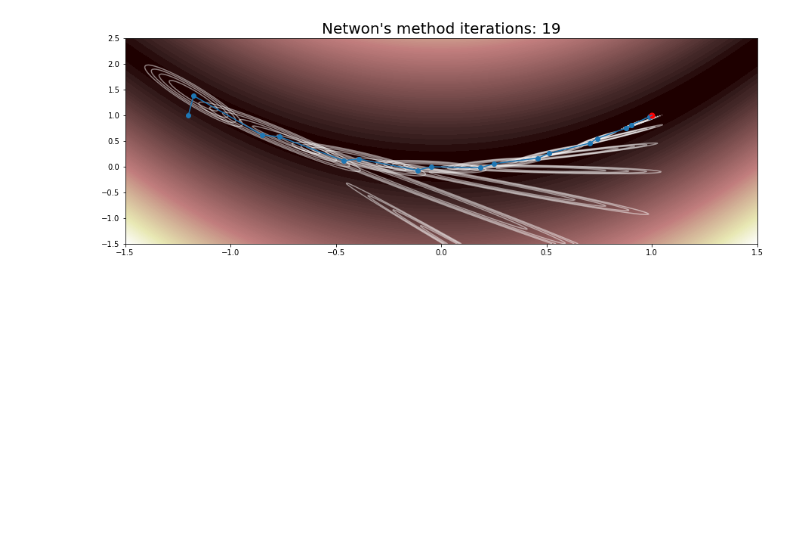
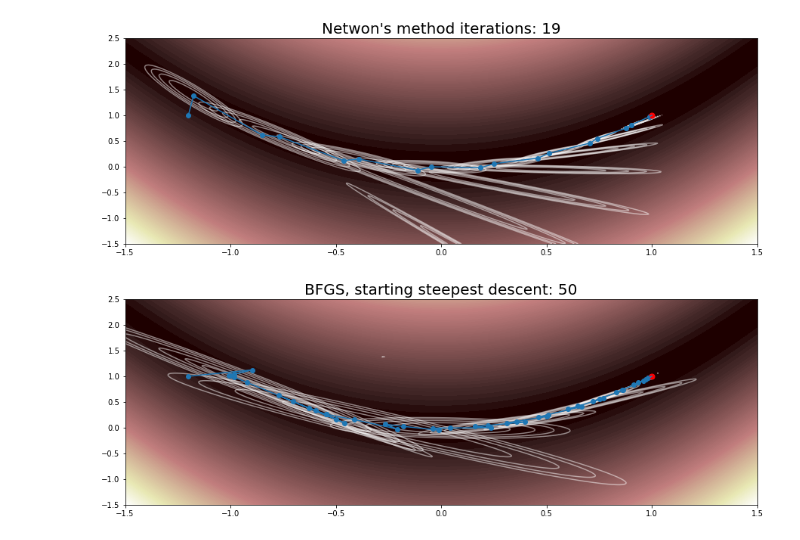
Before and after one commit to agarbuno/probnum, a Jupyter notebook: python/bfgs.ipynb, the cells around one changed output. Saved outputs shown, nothing was run; the diff lists cells and outputs as text; code cells hidden in the pictures; blank space fills up the shorter version.

```diff
--- a/python/bfgs.ipynb
+++ b/python/bfgs.ipynb
@@ -326,0 +351,22 @@ for n in range(0,len(qlines_nw),1):
+# %%
+qlines_bfgs = list()
+for n in range(Xall_bfgs.shape[0]):
+    h = rosen(Xall_bfgs[n,:])
+    g = grad(Xall_bfgs[n,:])
+    H = np.linalg.inv(H_bfgs[n])
+
+    px = pos - Xall_bfgs[n,:]
+
+    qlines_bfgs.append(h + np.matmul(px, g) + 0.5 * (np.matmul(px, H) * px).sum(axis = 1))
+# %%
+plot_iter(Xall_bfgs, niter = n_bfgs)
+plt.title("BFGS, starting steepest descent: %s"%(n_bfgs), fontsize = 20);
+plt.scatter(1,1,c = 'r', s = 50, zorder = 3);
+for n in range(0,len(qlines_bfgs),5):
+    if qlines_bfgs[n][qlines_bfgs[n].argsort()[1]] < 0:
+        levs = np.linspace(5.*qlines_bfgs[n][qlines_bfgs[n].argsort()[1]], qlines_bfgs[n][qlines_bfgs[n].argsort()[1]], 5)
+    else:
+        levs = np.linspace(qlines_bfgs[n][qlines_bfgs[n].argsort()[1]], 5.*qlines_bfgs[n][qlines_bfgs[n].argsort()[1]], 5)
+    plt.contour(X,Y,qlines_bfgs[n].reshape(N,N), levs, colors = 'w', alpha = 0.5,zorder = 2, lw = 100);
+# %% [output]
+[figure, added]
```
Also changed, not shown: parts of 8 cells of this notebook.
